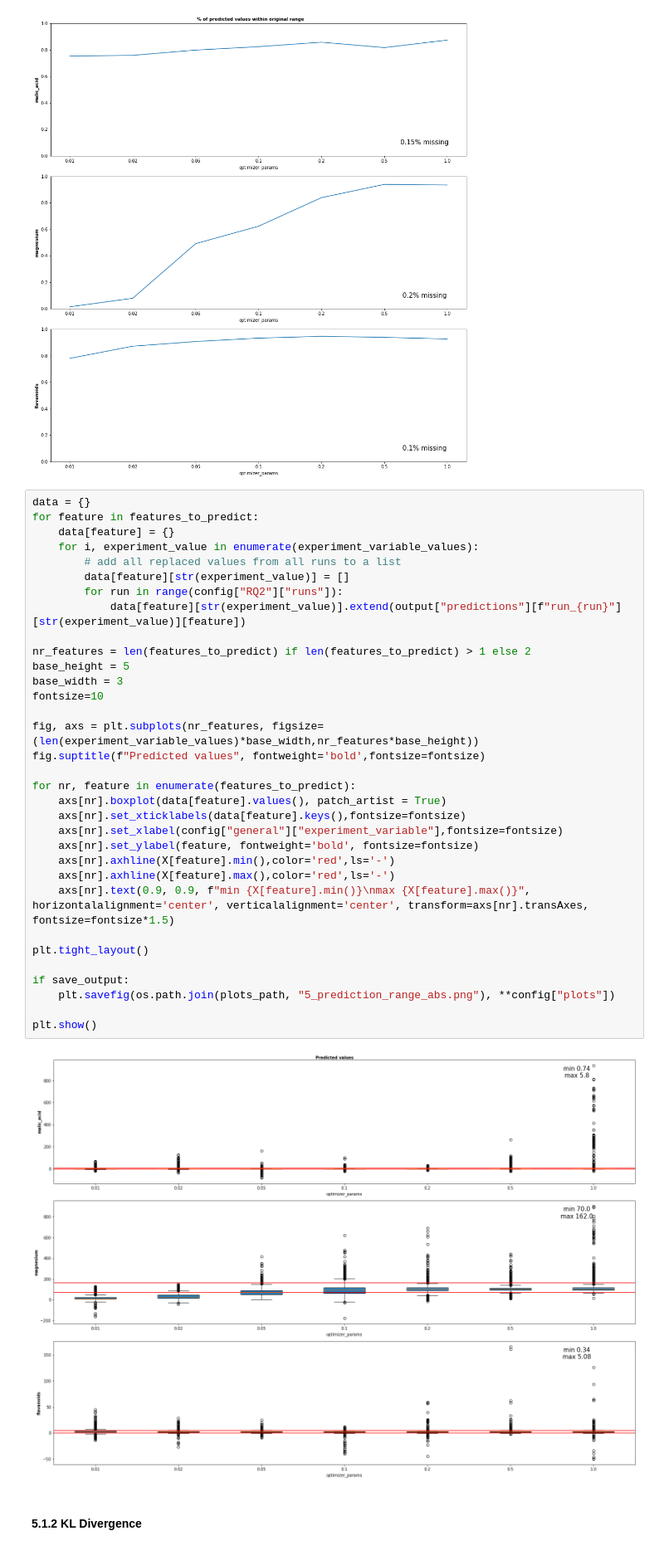
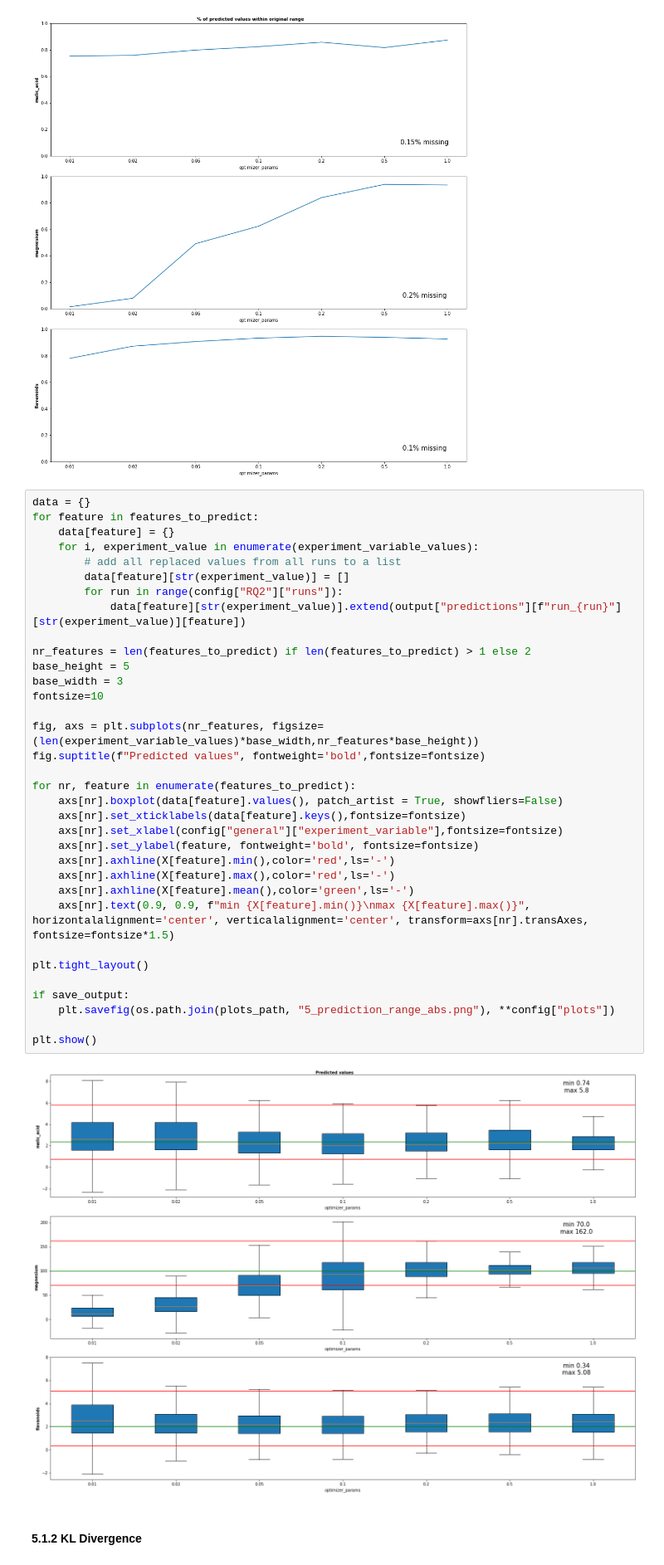
Before and after one commit to JulianH-LMU/BT_feature_learning, a Jupyter notebook: TabNet_feature_leanring_RQ1_wine_dataset-Learning-Rate.ipynb, the cells around one changed output. Shown: that part at 83% size. Drawn from its saved outputs; the diff is of its cells as text.

```diff
--- a/TabNet_feature_leanring_RQ1_wine_dataset-Learning-Rate.ipynb
+++ b/TabNet_feature_leanring_RQ1_wine_dataset-Learning-Rate.ipynb
@@ -530,35 +536,36 @@ for feature in features_to_predict:
     data[feature] = {}
     for i, experiment_value in enumerate(experiment_variable_values):
         # add all replaced values from all runs to a list
         data[feature][str(experiment_value)] = []
         for run in range(config["RQ2"]["runs"]):
             data[feature][str(experiment_value)].extend(output["predictions"][f"run_{run}"][str(experiment_value)][feature])
 
 nr_features = len(features_to_predict) if len(features_to_predict) > 1 else 2
 base_height = 5
 base_width = 3
 fontsize=10
 
 fig, axs = plt.subplots(nr_features, figsize=(len(experiment_variable_values)*base_width,nr_features*base_height))
 fig.suptitle(f"Predicted values", fontweight='bold',fontsize=fontsize)
 
 for nr, feature in enumerate(features_to_predict):
-    axs[nr].boxplot(data[feature].values(), patch_artist = True)
+    axs[nr].boxplot(data[feature].values(), patch_artist = True, showfliers=False)
     axs[nr].set_xticklabels(data[feature].keys(),fontsize=fontsize)
     axs[nr].set_xlabel(config["general"]["experiment_variable"],fontsize=fontsize)
     axs[nr].set_ylabel(feature, fontweight='bold', fontsize=fontsize)
     axs[nr].axhline(X[feature].min(),color='red',ls='-')
     axs[nr].axhline(X[feature].max(),color='red',ls='-')
+    axs[nr].axhline(X[feature].mean(),color='green',ls='-')
     axs[nr].text(0.9, 0.9, f"min {X[feature].min()}\nmax {X[feature].max()}", horizontalalignment='center', verticalalignment='center', transform=axs[nr].transAxes, fontsize=fontsize*1.5)
 
 plt.tight_layout()
 
 if save_output:
     plt.savefig(os.path.join(plots_path, "5_prediction_range_abs.png"), **config["plots"])
 
 plt.show()
 # %% [output]
-[figure, old version]
+[figure, new version]
 # %% [markdown]
 #### 5.1.2 KL Divergence
 # %%
```
Also changed, not shown: parts of 5 cells of this notebook, 52 other files.
